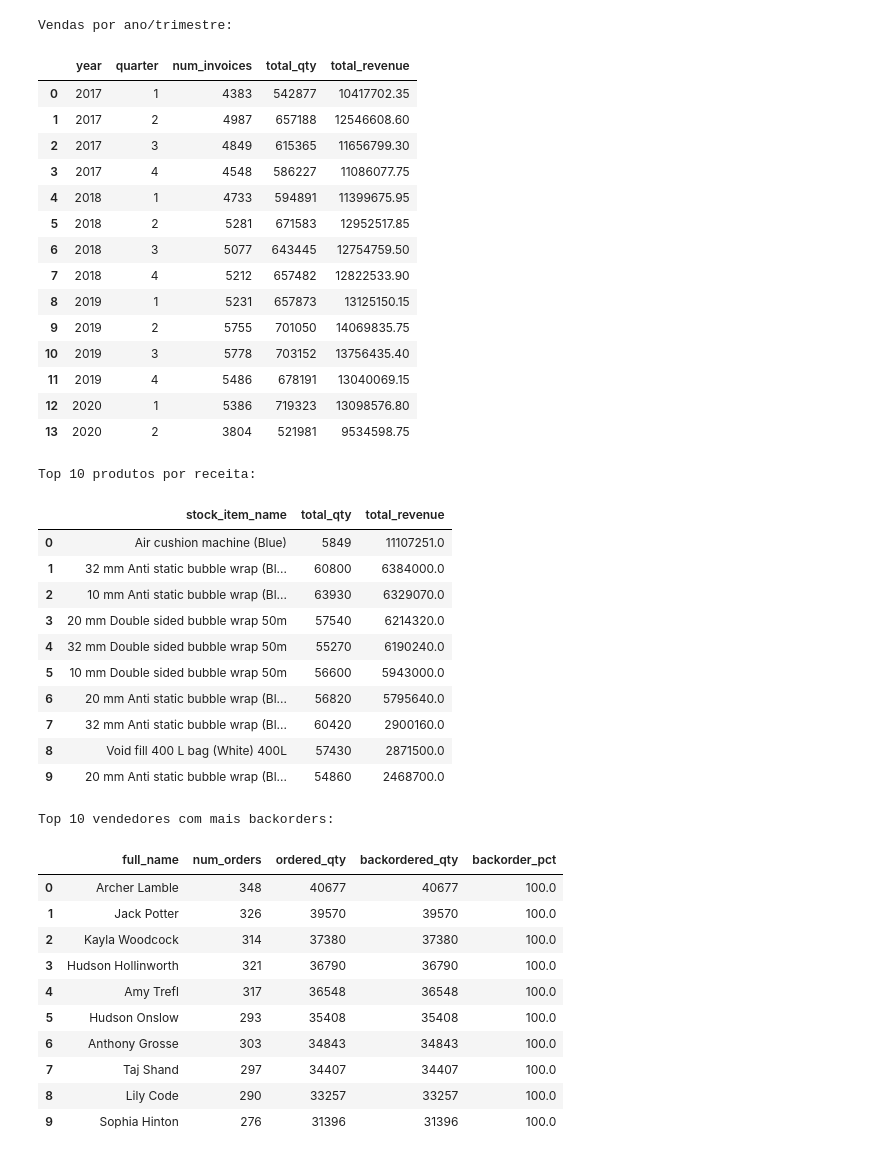
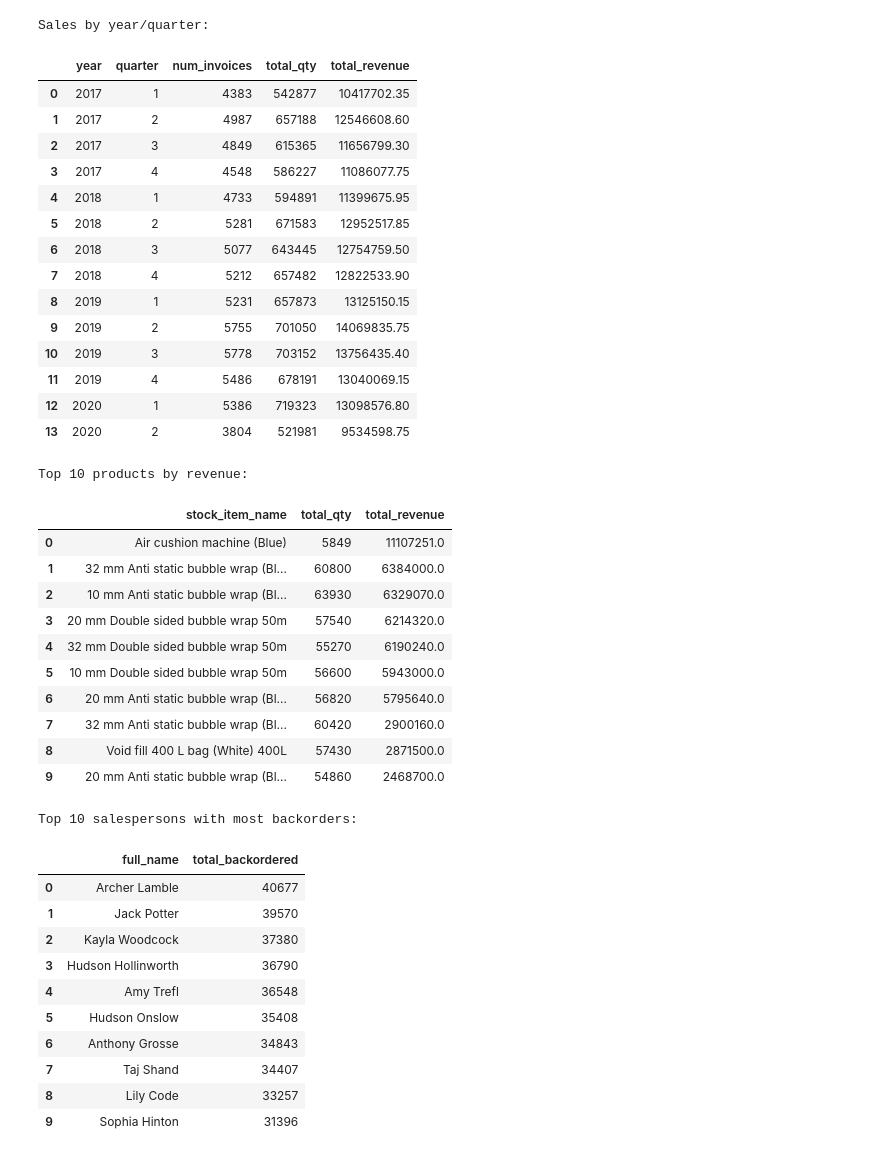
Before and after one commit to JoaoBarbosaaa/SAD-projeto1, a Jupyter notebook: notebooks/03_gold.ipynb, the cells around one changed output. Cells and saved outputs as stored; diff of their text form; code cells hidden in the pictures.

```diff
--- a/notebooks/03_gold.ipynb
+++ b/notebooks/03_gold.ipynb
@@ -638,5 +638,5 @@ Verifica que o data mart responde a perguntas de negócio típicas.
 # %%
-# Vendas por ano e trimestre
+# Sales by year and quarter
 sql = """
     SELECT d.year, d.quarter,
            COUNT(DISTINCT fs.invoice_id)         AS num_invoices,
@@ -650,10 +650,10 @@ sql = """
 with engine_dwh.connect() as conn:
     df_q1 = pd.read_sql(text(sql), conn)
 
-print("Vendas por ano/trimestre:")
+print("Sales by year/quarter:")
 df_q1
 # %% [output]
-Vendas por ano/trimestre:
+Sales by year/quarter:
 |  | year | quarter | num_invoices | total_qty | total_revenue |
 | 0 | 2017 | 1 | 4383 | 542877 | 10417702.35 |
 | 1 | 2017 | 2 | 4987 | 657188 | 12546608.60 |
@@ -670,24 +670,24 @@ Vendas por ano/trimestre:
 | 12 | 2020 | 1 | 5386 | 719323 | 13098576.80 |
 | 13 | 2020 | 2 | 3804 | 521981 | 9534598.75 |
 # %%
-# Top 10 produtos por receita
+# Top 10 products by revenue
 sql = """
-    SELECT p.stock_item_name,
+    SELECT dp.stock_item_name,
            SUM(fs.quantity)                      AS total_qty,
            ROUND(SUM(fs.line_total_excl_tax), 2) AS total_revenue
-    FROM   gold.fact_sales fs
-    JOIN   gold.dim_product p ON fs.product_key = p.product_key
-    GROUP  BY p.stock_item_name
+    FROM   gold.fact_sales  fs
+    JOIN   gold.dim_product dp ON fs.product_key = dp.product_key
+    GROUP  BY dp.stock_item_name
     ORDER  BY total_revenue DESC
     LIMIT  10;
 """
 with engine_dwh.connect() as conn:
     df_q2 = pd.read_sql(text(sql), conn)
 
-print("Top 10 produtos por receita:")
+print("Top 10 products by revenue:")
 df_q2
 # %% [output]
-Top 10 produtos por receita:
+Top 10 products by revenue:
 |  | stock_item_name | total_qty | total_revenue |
 | 0 | Air cushion machine (Blue) | 5849 | 11107251.0 |
 | 1 | 32 mm Anti static bubble wrap (Bl... | 60800 | 6384000.0 |
@@ -700,38 +700,32 @@ Top 10 produtos por receita:
 | 8 | Void fill 400 L bag (White) 400L | 57430 | 2871500.0 |
 | 9 | 20 mm Anti static bubble wrap (Bl... | 54860 | 2468700.0 |
 # %%
-# Ordens pendentes (backordered) por vendedor
+# Top 10 salespersons with most backorders
 sql = """
-    SELECT e.full_name,
-           COUNT(DISTINCT fo.order_id)    AS num_orders,
-           SUM(fo.ordered_quantity)       AS ordered_qty,
-           SUM(fo.backordered_quantity)   AS backordered_qty,
-           ROUND(
-               100.0 * SUM(fo.backordered_quantity) /
-               NULLIF(SUM(fo.ordered_quantity), 0), 1
-           ) AS backorder_pct
-    FROM   gold.fact_orders fo
-    JOIN   gold.dim_employee e ON fo.salesperson_employee_key = e.employee_key
+    SELECT de.full_name,
+           SUM(fo.backordered_quantity) AS total_backordered
+    FROM   gold.fact_orders  fo
+    JOIN   gold.dim_employee de ON fo.salesperson_employee_key = de.employee_key
     WHERE  fo.backordered_quantity > 0
-    GROUP  BY e.full_name
-    ORDER  BY backordered_qty DESC
+    GROUP  BY de.full_name
+    ORDER  BY total_backordered DESC
     LIMIT  10;
 """
 with engine_dwh.connect() as conn:
     df_q3 = pd.read_sql(text(sql), conn)
 
-print("Top 10 vendedores com mais backorders:")
+print("Top 10 salespersons with most backorders:")
 df_q3
 # %% [output]
-Top 10 vendedores com mais backorders:
+Top 10 salespersons with most backorders:
-|  | full_name | num_orders | ordered_qty | backordered_qty | backorder_pct |
-| 0 | Archer Lamble | 348 | 40677 | 40677 | 100.0 |
-| 1 | Jack Potter | 326 | 39570 | 39570 | 100.0 |
-| 2 | Kayla Woodcock | 314 | 37380 | 37380 | 100.0 |
-| 3 | Hudson Hollinworth | 321 | 36790 | 36790 | 100.0 |
-| 4 | Amy Trefl | 317 | 36548 | 36548 | 100.0 |
-| 5 | Hudson Onslow | 293 | 35408 | 35408 | 100.0 |
-| 6 | Anthony Grosse | 303 | 34843 | 34843 | 100.0 |
-| 7 | Taj Shand | 297 | 34407 | 34407 | 100.0 |
-| 8 | Lily Code | 290 | 33257 | 33257 | 100.0 |
-| 9 | Sophia Hinton | 276 | 31396 | 31396 | 100.0 |
+|  | full_name | total_backordered |
+| 0 | Archer Lamble | 40677 |
+| 1 | Jack Potter | 39570 |
+| 2 | Kayla Woodcock | 37380 |
+| 3 | Hudson Hollinworth | 36790 |
+| 4 | Amy Trefl | 36548 |
+| 5 | Hudson Onslow | 35408 |
+| 6 | Anthony Grosse | 34843 |
+| 7 | Taj Shand | 34407 |
+| 8 | Lily Code | 33257 |
+| 9 | Sophia Hinton | 31396 |
```
Also changed, not shown: parts of 24 cells of this notebook, 3 other files.
